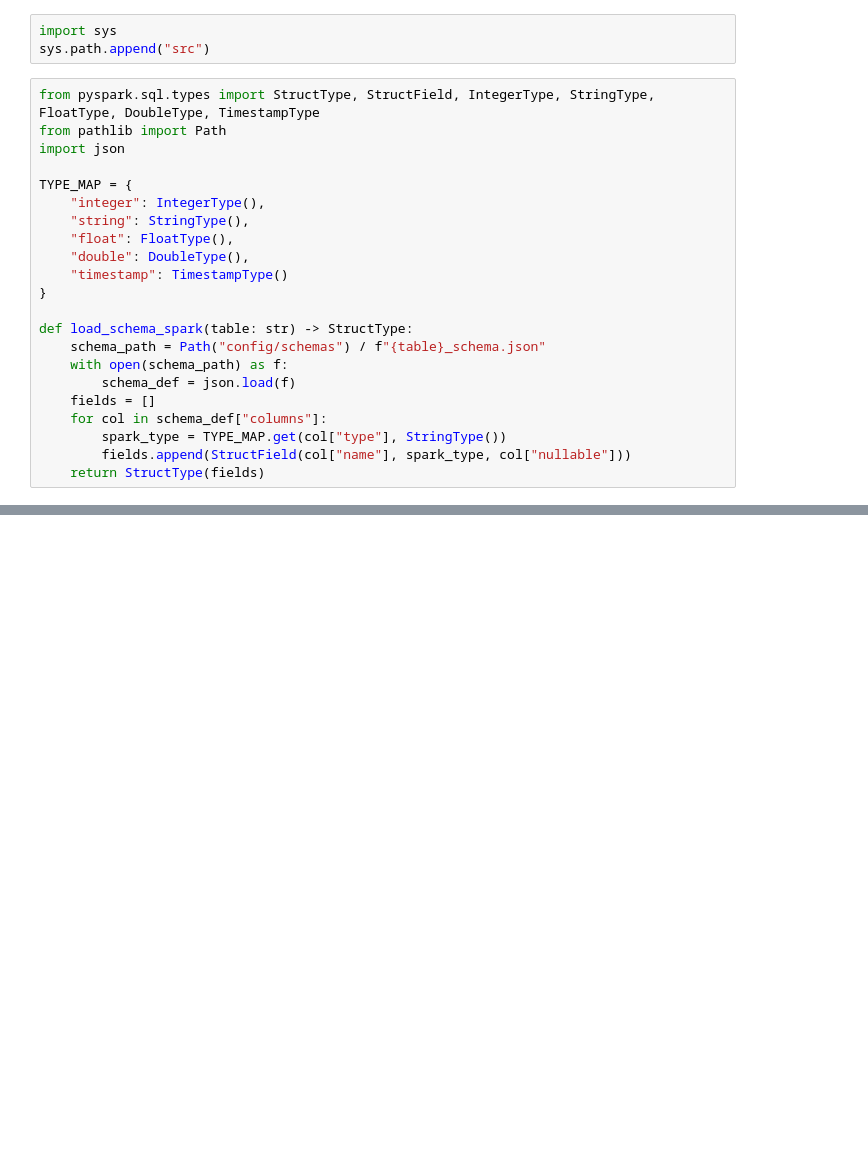
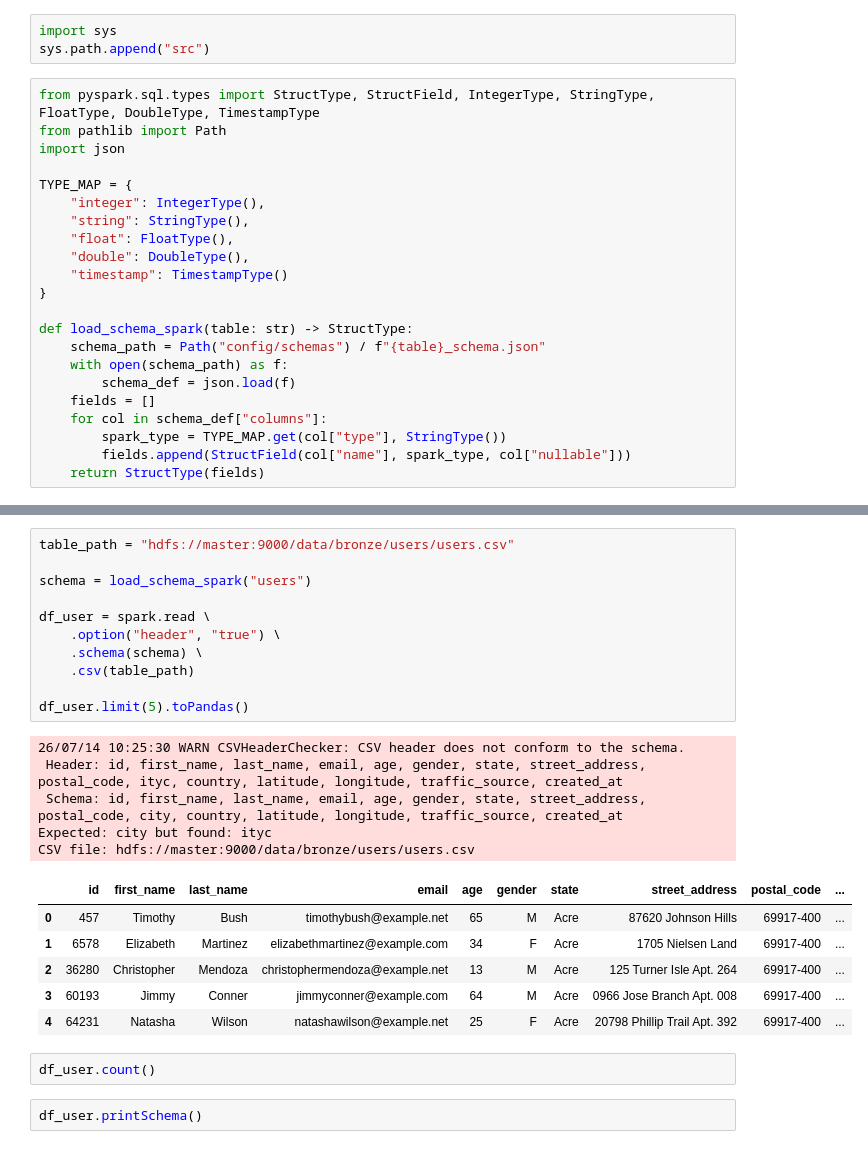
Before and after one commit to AbdulrahmanAyman-Data/E-Commerce-Data-Pipeline, a Jupyter notebook: explore_data.ipynb, the cells around one changed output, grey strips where cells are left out. Drawn from its saved outputs; the diff is of its cells as text; blank space fills up the shorter version.

```diff
--- a/explore_data.ipynb
+++ b/explore_data.ipynb
@@ -371,0 +164,27 @@ df.filter(F.col("distribution_center_id").isNull()).show()
+# %%
+table_path = "hdfs://master:9000/data/bronze/users/users.csv"
+
+schema = load_schema_spark("users")
+
+df_user = spark.read \
+    .option("header", "true") \
+    .schema(schema) \
+    .csv(table_path)
+
+df_user.limit(5).toPandas()
+# %% [output]
+26/07/14 10:25:30 WARN CSVHeaderChecker: CSV header does not conform to the schema.
+ Header: id, first_name, last_name, email, age, gender, state, street_address, postal_code, ityc, country, latitude, longitude, traffic_source, created_at
+ Schema: id, first_name, last_name, email, age, gender, state, street_address, postal_code, city, country, latitude, longitude, traffic_source, created_at
+Expected: city but found: ityc
+CSV file: hdfs://master:9000/data/bronze/users/users.csv
+|  | id | first_name | last_name | email | age | gender | state | street_address | postal_code | ... |
+| 0 | 457 | Timothy | Bush | timothybush@example.net | 65 | M | Acre | 87620 Johnson Hills | 69917-400 | ... |
+| 1 | 6578 | Elizabeth | Martinez | elizabethmartinez@example.com | 34 | F | Acre | 1705 Nielsen Land | 69917-400 | ... |
+| 2 | 36280 | Christopher | Mendoza | christophermendoza@example.net | 13 | M | Acre | 125 Turner Isle Apt. 264 | 69917-400 | ... |
+| 3 | 60193 | Jimmy | Conner | jimmyconner@example.com | 64 | M | Acre | 0966 Jose Branch Apt. 008 | 69917-400 | ... |
+| 4 | 64231 | Natasha | Wilson | natashawilson@example.net | 25 | F | Acre | 20798 Phillip Trail Apt. 392 | 69917-400 | ... |
+# %%
+df_user.count()
+# %%
+df_user.printSchema()
```
Also changed, not shown: parts of 56 cells of this notebook, 6 other files.
